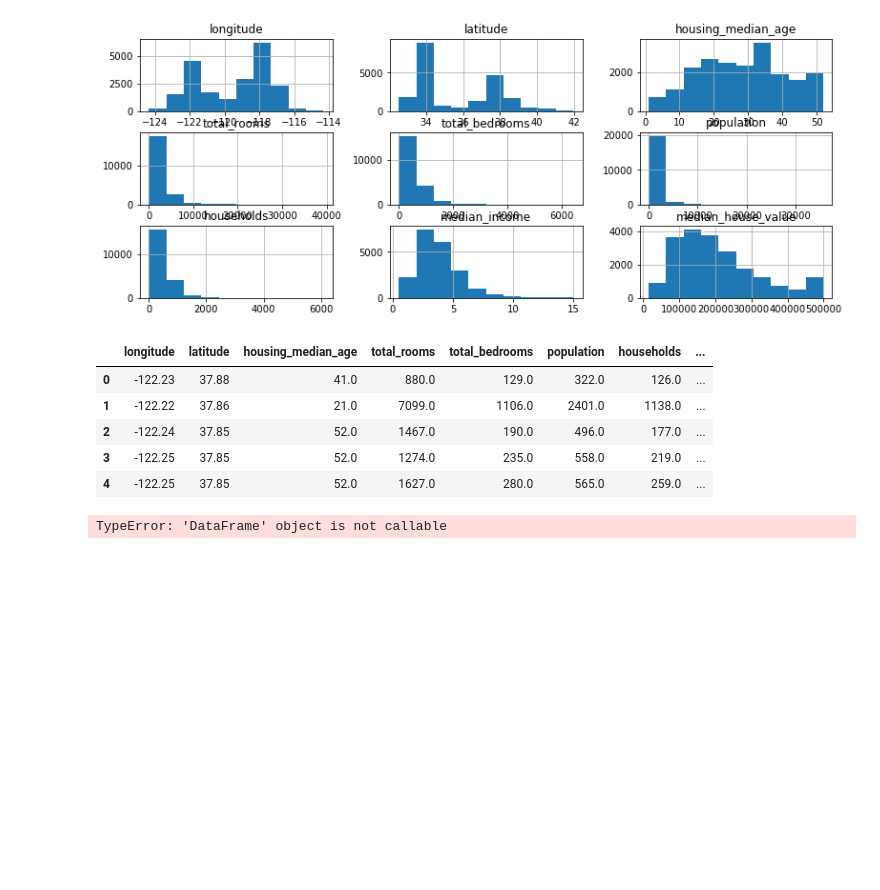
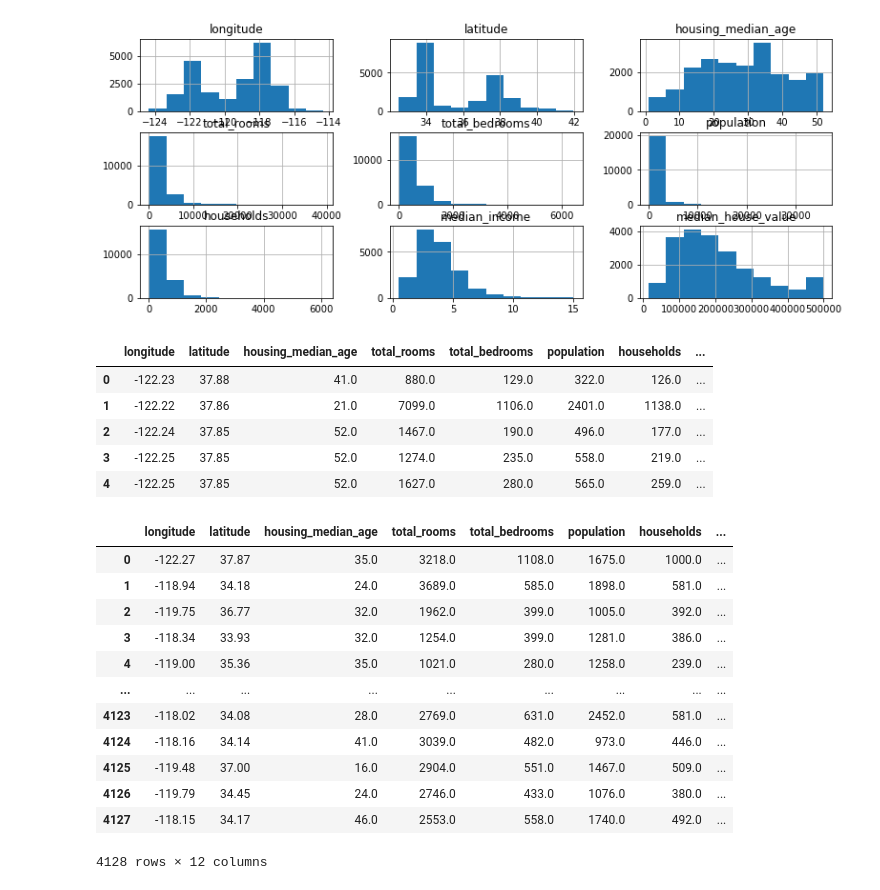
Before and after one commit to Azouz2K21/MLAE8152_Azouz, a Jupyter notebook: mlEndtoENd.ipynb, the cells around one changed output. Drawn from its saved outputs; the diff is of its cells as text; code cells hidden in the pictures; blank space fills up the shorter version.

```diff
--- a/mlEndtoENd.ipynb
+++ b/mlEndtoENd.ipynb
@@ -49,6 +49,8 @@ array([[<AxesSubplot:title={'center':'longitude'}>,
         <AxesSubplot:title={'center':'median_house_value'}>]],
       dtype=object)
 [figure]
+# %%
+df["house ID"] = df["longitude"] * 1000 +df["latitude"]
 # %%
 train = df.sample(frac=(0.8), random_state= 1)
 test = df.drop(train.index)
@@ -62,11 +64,27 @@ df.head()
 | 4 | -122.25 | 37.85 | 52.0 | 1627.0 | 280.0 | 565.0 | 259.0 | ... |
 # %%
 from sklearn.model_selection import StratifiedShuffleSplit
+import numpy as np
 
-df["Income_cat"] = pd.cut()
+df["Income_cat"] = pd.cut(df["median_income"],bins=[0,1.5,3,4.5,6,np.inf],labels=[1,2,3,4,5])
 sss = StratifiedShuffleSplit(n_splits=1, test_size=0.2, random_state=1)
-for testIn, trainIn in sss.split(df , df(["Income_cat"])):
+for testIn, trainIn in sss.split(df , df["Income_cat"]):
     train = df.loc[trainIn]
     test = df.loc[testIn]
-# %% [output]
-TypeError: 'DataFrame' object is not callable
+# %%
+train = train.reset_index(drop= True)
+train
+# %% [output]
+|  | longitude | latitude | housing_median_age | total_rooms | total_bedrooms | population | households | ... |
+| 0 | -122.27 | 37.87 | 35.0 | 3218.0 | 1108.0 | 1675.0 | 1000.0 | ... |
+| 1 | -118.94 | 34.18 | 24.0 | 3689.0 | 585.0 | 1898.0 | 581.0 | ... |
+| 2 | -119.75 | 36.77 | 32.0 | 1962.0 | 399.0 | 1005.0 | 392.0 | ... |
+| 3 | -118.34 | 33.93 | 32.0 | 1254.0 | 399.0 | 1281.0 | 386.0 | ... |
+| 4 | -119.00 | 35.36 | 35.0 | 1021.0 | 280.0 | 1258.0 | 239.0 | ... |
+| ... | ... | ... | ... | ... | ... | ... | ... | ... |
+| 4123 | -118.02 | 34.08 | 28.0 | 2769.0 | 631.0 | 2452.0 | 581.0 | ... |
+| 4124 | -118.16 | 34.14 | 41.0 | 3039.0 | 482.0 | 973.0 | 446.0 | ... |
+| 4125 | -119.48 | 37.00 | 16.0 | 2904.0 | 551.0 | 1467.0 | 509.0 | ... |
+| 4126 | -119.79 | 34.45 | 24.0 | 2746.0 | 433.0 | 1076.0 | 380.0 | ... |
+| 4127 | -118.15 | 34.17 | 46.0 | 2553.0 | 558.0 | 1740.0 | 492.0 | ... |
+4128 rows × 12 columns
```
